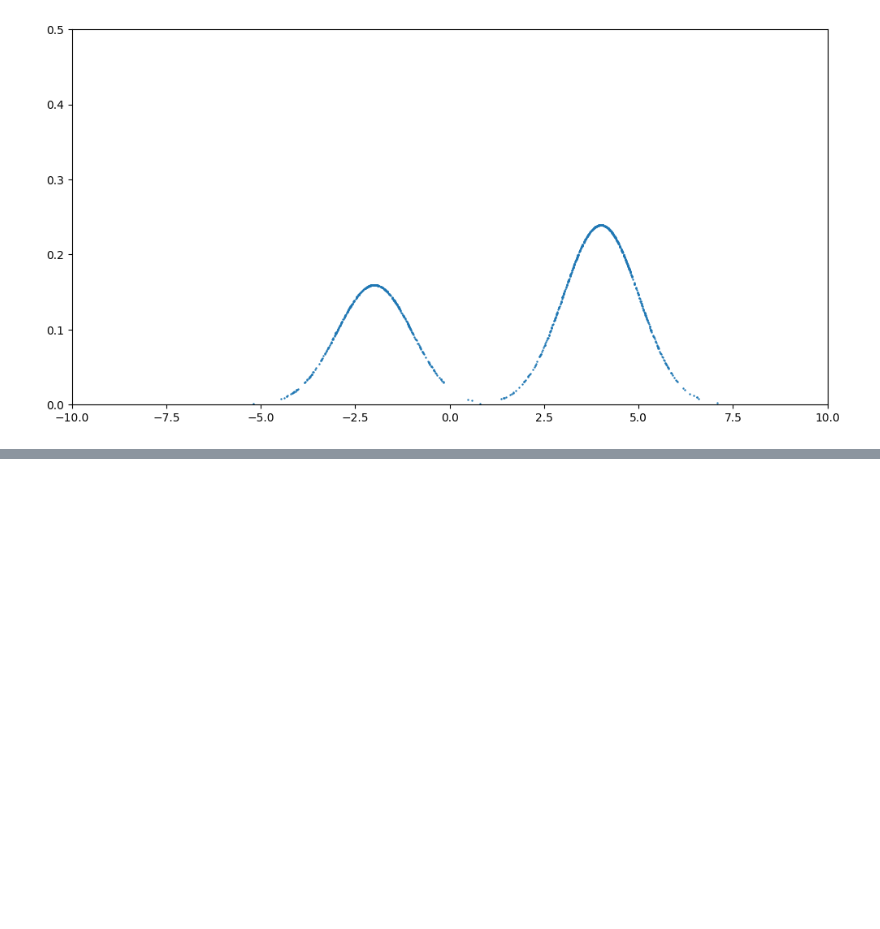
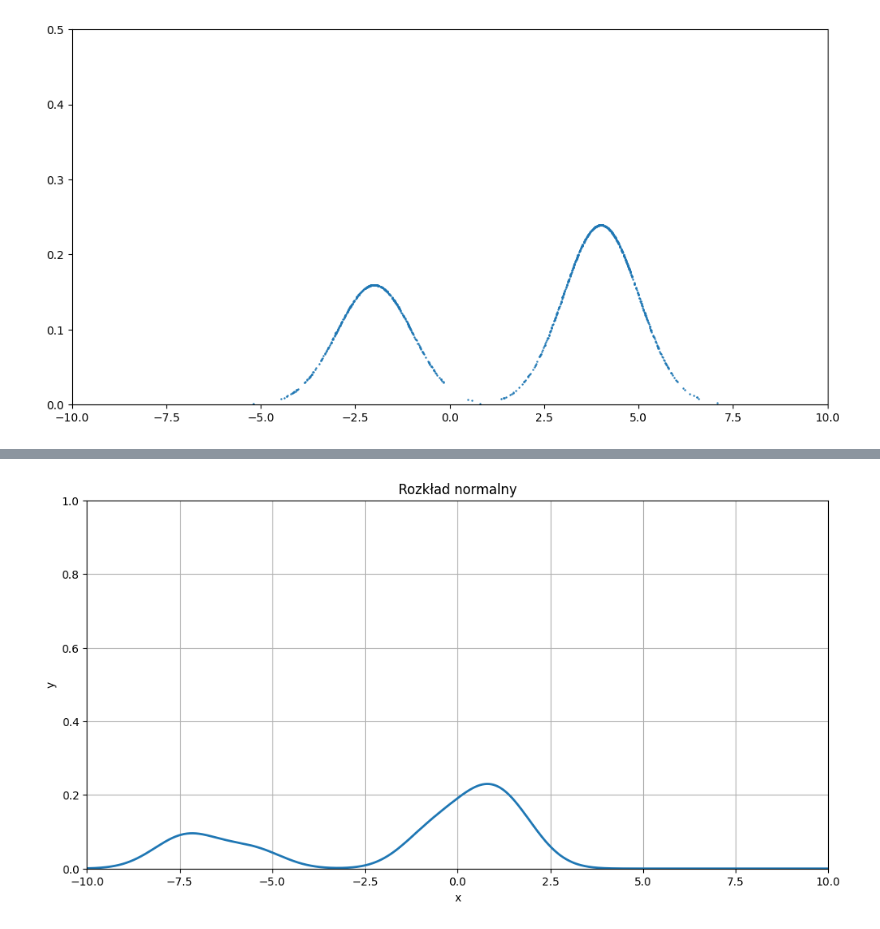
Before and after one commit to m-orlewski/american-universities-eda, a Jupyter notebook: Labs/Lab2.ipynb, the cells around one changed output, grey strips where cells are left out. Cells and saved outputs as stored; diff of their text form; code cells hidden in the pictures; blank space fills up the shorter version.

```diff
--- a/Labs/Lab2.ipynb
+++ b/Labs/Lab2.ipynb
@@ -241,0 +110,26 @@ plt.show()
+# %%
+# Zadanie 4
+# Rozne skale i rozne rozklady dla 3 podzbiorow
+h = 0.8
+m = 10
+
+x1 = np.concatenate([np.random.normal(-7,1,int(0.3*m)),
+                     np.random.normal(0,1,int(0.6*m)),
+                     np.random.normal(3,1,int(0.1*m))])
+
+x = np.linspace(-10.0, 10.0, num=1000)
+y = np.stack([1/(np.sqrt(2 * np.pi)) * np.exp( -((x - x1[i])/h)**2/2 ) for i in range(m)])
+y = np.sum(y, axis=0)/(m*h)
+
+plt.plot(x, y, linewidth=2)
+
+plt.title("Rozkład normalny")
+plt.xlabel("x")
+plt.ylabel("y")
+plt.xlim([-10, 10])
+plt.ylim([0, 1])
+plt.grid()
+
+plt.show()
+# %% [output]
+[figure, added]
```
Also changed, not shown: parts of 14 cells of this notebook.
